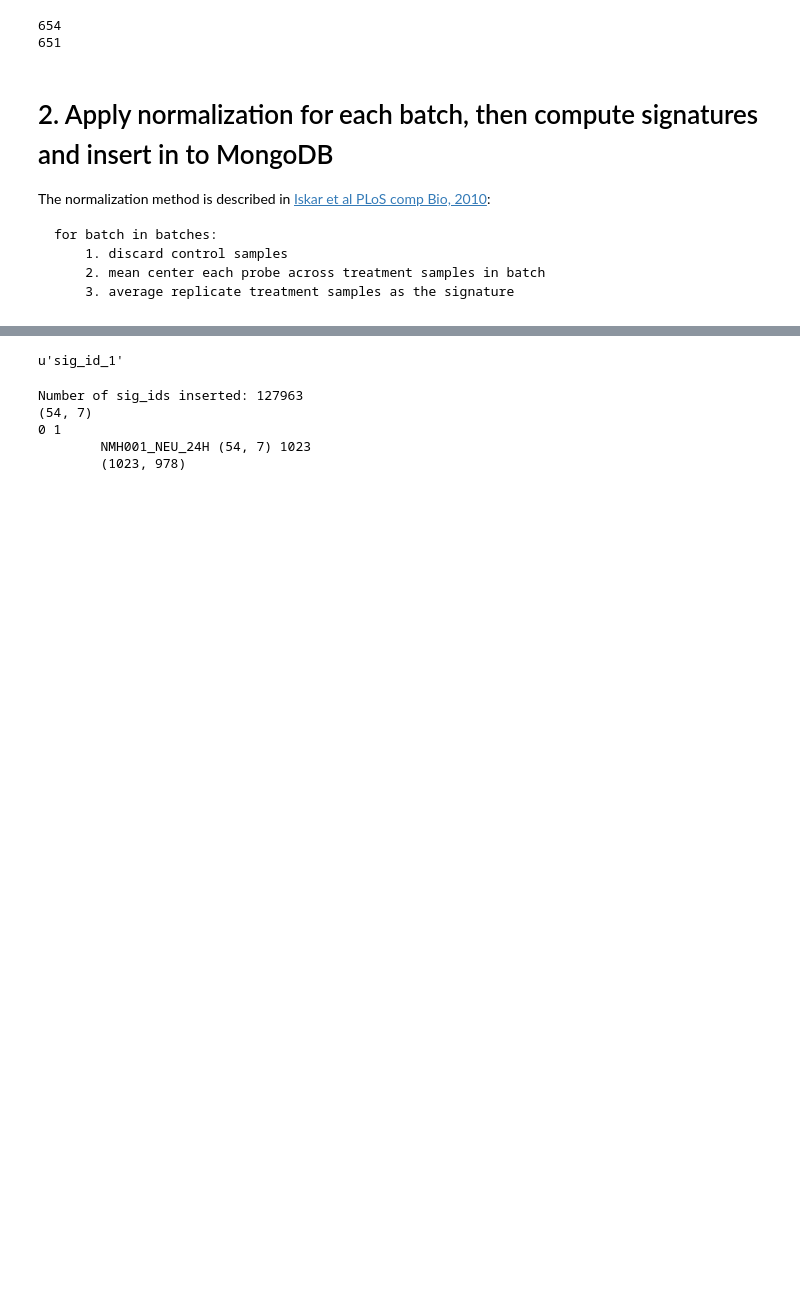
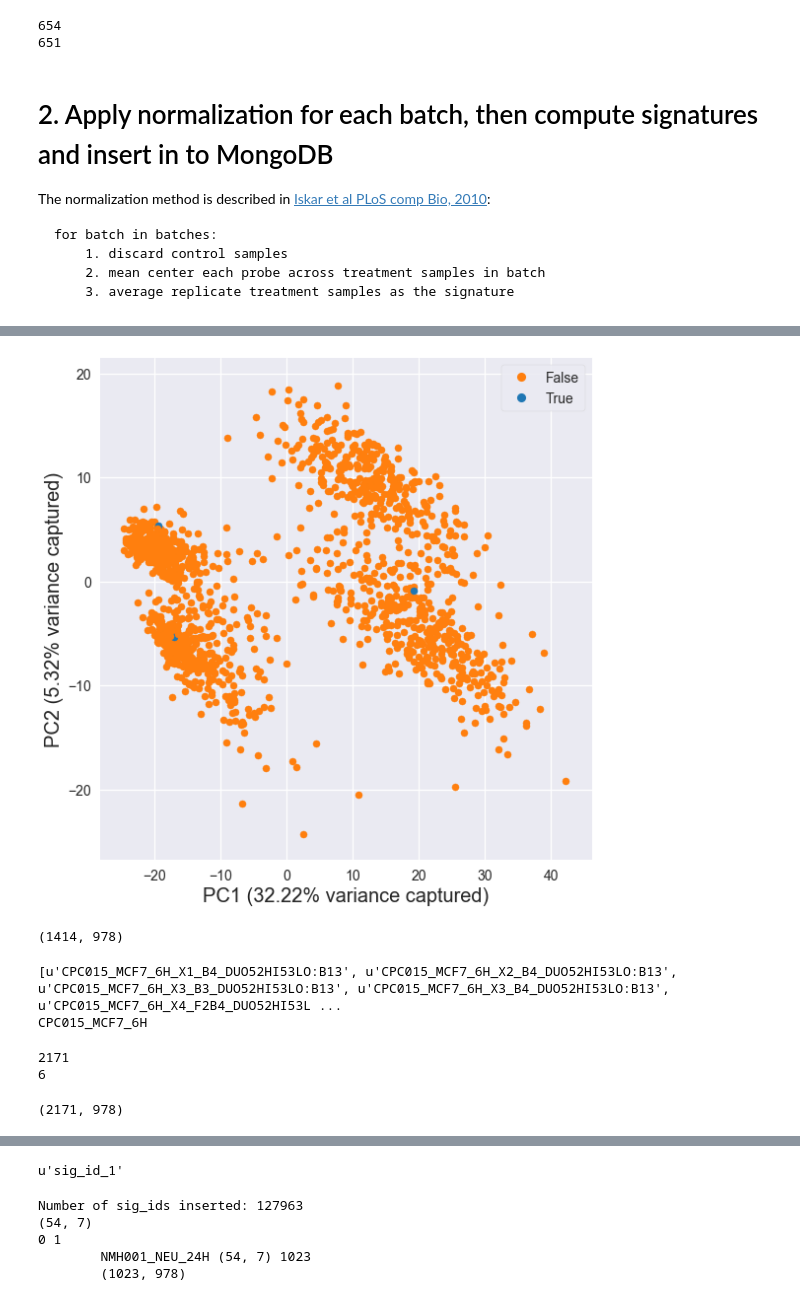
Before and after one commit to MaayanLab/L1000FWD, a Jupyter notebook: notebooks/Reprocess_L1000_Level3_mean_center.ipynb, the cells around one changed output, grey strips where cells are left out. Cells and saved outputs as stored; diff of their text form; code cells hidden in the pictures; blank space fills up the shorter version.

```diff
--- a/notebooks/Reprocess_L1000_Level3_mean_center.ipynb
+++ b/notebooks/Reprocess_L1000_Level3_mean_center.ipynb
@@ -173,0 +239,39 @@ for batch in batches:
+# %%
+# Highlight the 5 treatment samples of interest
+RNAseq.PCA_plot(mat_sub.T, samples=np.in1d(distil_ids_sub, distil_ids).astype(str), standardize=2, log=False,  sep=' ')
+# %% [output]
+[figure, added]
+# %%
+# Mean center the probes
+mat_sub_centered = mat_sub - mat_sub.mean(axis=0)
+print mat_sub_centered.shape
+# %% [output]
+(1414, 978)
+# %%
+# Look at another signature of the same drug, same cell on a different batch
+# sig_id2 = 'CPC015_A375_6H:BRD-K34820100-001-02-1:10'
+sig_id2 = 'CPC015_MCF7_6H:BRD-K34820100-001-02-1:10'
+distil_ids2 = sig_meta_df.ix[sig_id2]['distil_id']
+batch2 = sig_meta_df.ix[sig_id2]['batch']
+print distil_ids2
+print batch2
+# %% [output]
+[u'CPC015_MCF7_6H_X1_B4_DUO52HI53LO:B13', u'CPC015_MCF7_6H_X2_B4_DUO52HI53LO:B13', u'CPC015_MCF7_6H_X3_B3_DUO52HI53LO:B13', u'CPC015_MCF7_6H_X3_B4_DUO52HI53LO:B13', u'CPC015_MCF7_6H_X4_F2B4_DUO52HI53L ...
+CPC015_MCF7_6H
+# %%
+# Get all the treatment samples in this batch
+distil_ids_sub2 = reduce(lambda x, y: x + y,
+                        sig_meta_df_full.query('batch == "%s"' % batch2)['distil_id'])
+distil_ids_sub2 = sorted(distil_ids_sub2)
+print len(distil_ids_sub2)
+plate_ids_sub2 = map(lambda x:x.split(':')[0], distil_ids_sub2)
+print len(set(plate_ids_sub2))
+# %% [output]
+2171
+6
+# %%
+# Retrieve the expression matrix on this batch
+mat_sub2 = slice_matrix(gctx, distil_ids_sub2, PROBES_LM1000)
+print mat_sub2.shape
+# %% [output]
+(2171, 978)
```
Also changed, not shown: parts of 17 cells of this notebook.
